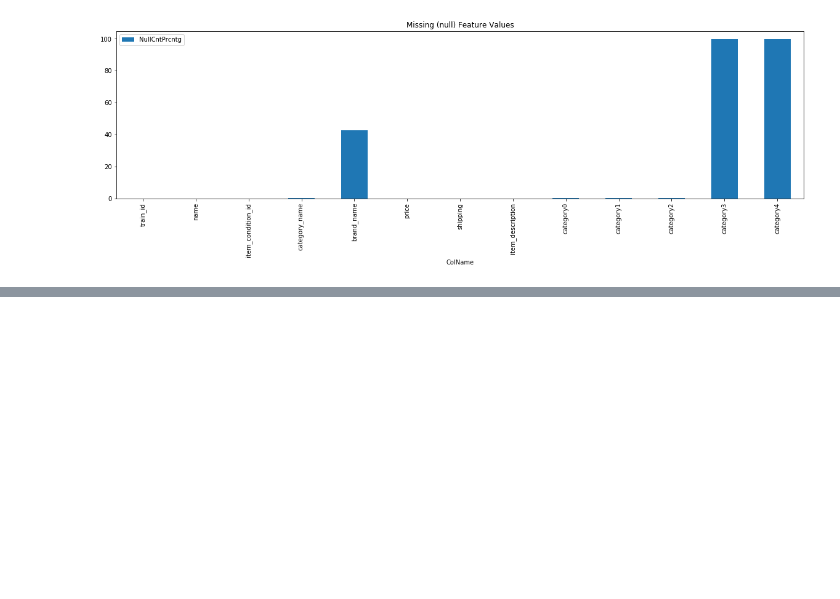
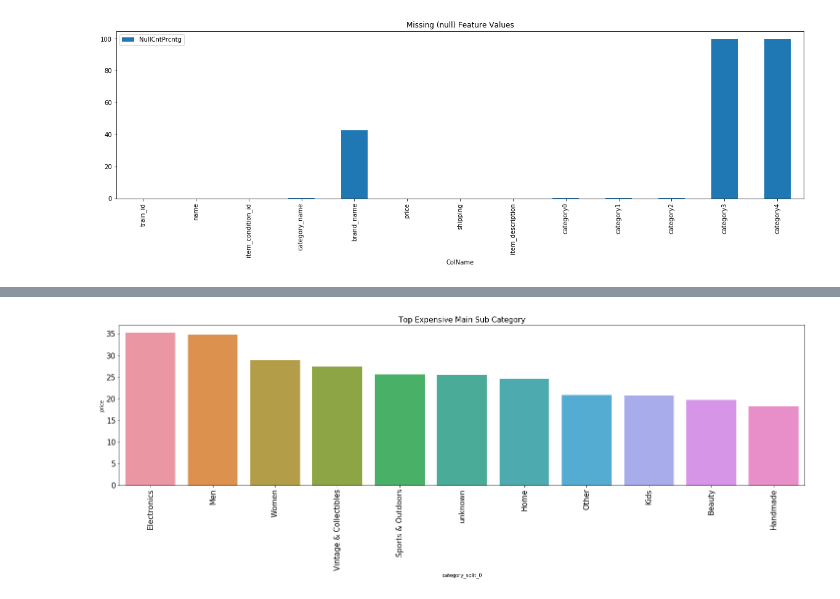
Before and after one commit to manoharpavuluri/ml-mercari-NLP, a Jupyter notebook: mercari.ipynb, the cells around one changed output, grey strips where cells are left out. Saved outputs shown, nothing was run; the diff lists cells and outputs as text; code cells hidden in the pictures; blank space fills up the shorter version.

```diff
--- a/mercari.ipynb
+++ b/mercari.ipynb
@@ -265,0 +287,15 @@ def text_normalization(text):
+# %%
+# lets visualize Top 75 category_split_0 By Mean Price
+plt.figure(figsize=(25, 6))
+category = train_fill.groupby('category_split_0', axis=0).mean()
+df_expPrice = pd.DataFrame(category.sort_values('price', ascending = False)['price'][0:75].reset_index())
+result = df_expPrice.groupby(["category_split_0"])['price'].aggregate(np.median).reset_index().sort_values('price')
+
+ax = sns.barplot(x="category_split_0", y="price", data=df_expPrice)
+ax.set_xticklabels(ax.get_xticklabels(),rotation=90, fontsize=15)
+ax.set_title('Top Expensive Main Sub Category', fontsize=15)
+plt.xticks(fontsize=15)
+plt.yticks(fontsize=15)
+plt.show()
+# %% [output]
+[figure, added]
```
Also changed, not shown: parts of 65 cells of this notebook, 1 other file.
